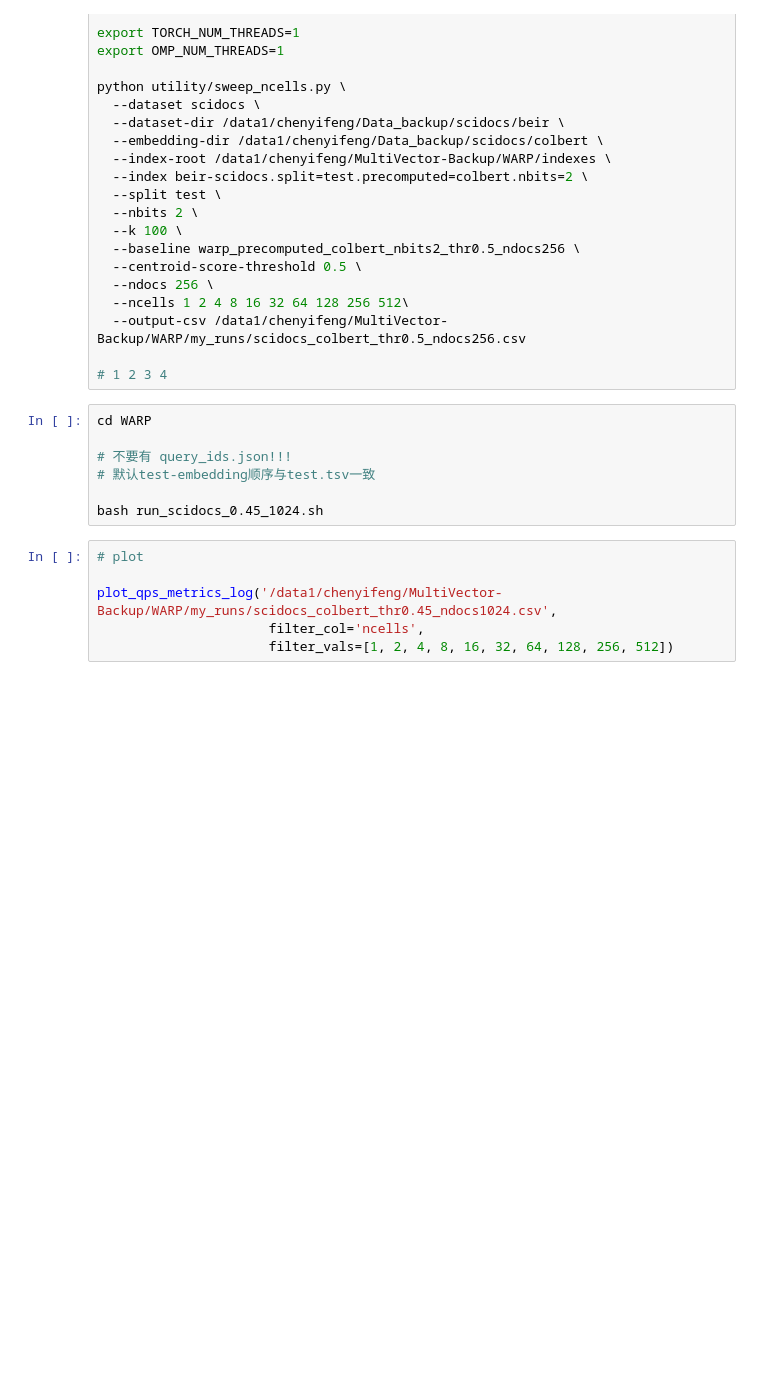
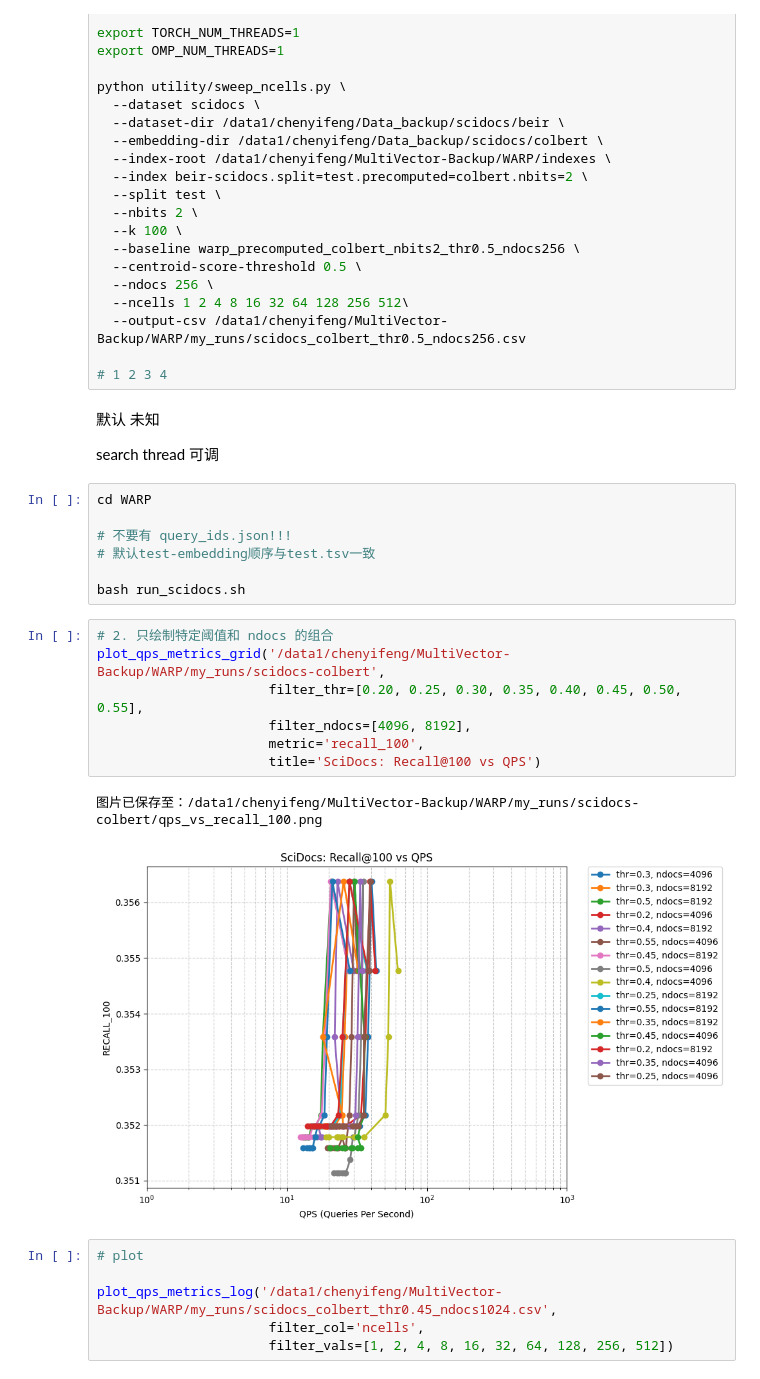
Before and after one commit to Cyfef/MultiVector-Backup, a Jupyter notebook: EXP/notebooks/WARP.ipynb, the cells around one changed output. Drawn from its saved outputs; the diff is of its cells as text; blank space fills up the shorter version.

```diff
--- a/EXP/notebooks/WARP.ipynb
+++ b/EXP/notebooks/WARP.ipynb
@@ -230,13 +367,27 @@ python utility/sweep_ncells.py \
   --output-csv /data1/chenyifeng/MultiVector-Backup/WARP/my_runs/scidocs_colbert_thr0.5_ndocs256.csv
 
 # 1 2 3 4
+# %% [markdown]
+默认 未知
+
+search thread 可调
 # %%
 cd WARP
 
 # 不要有 query_ids.json!!!
 # 默认test-embedding顺序与test.tsv一致
 
-bash run_scidocs_0.45_1024.sh
+bash run_scidocs.sh
+# %%
+# 2. 只绘制特定阈值和 ndocs 的组合
+plot_qps_metrics_grid('/data1/chenyifeng/MultiVector-Backup/WARP/my_runs/scidocs-colbert',
+                      filter_thr=[0.20, 0.25, 0.30, 0.35, 0.40, 0.45, 0.50, 0.55],
+                      filter_ndocs=[4096, 8192],
+                      metric='recall_100',
+                      title='SciDocs: Recall@100 vs QPS')
+# %% [output]
+图片已保存至：/data1/chenyifeng/MultiVector-Backup/WARP/my_runs/scidocs-colbert/qps_vs_recall_100.png
+[figure, added]
 # %%
 # plot
 
```
Also changed, not shown: parts of 4 cells of this notebook, 57 other files.
